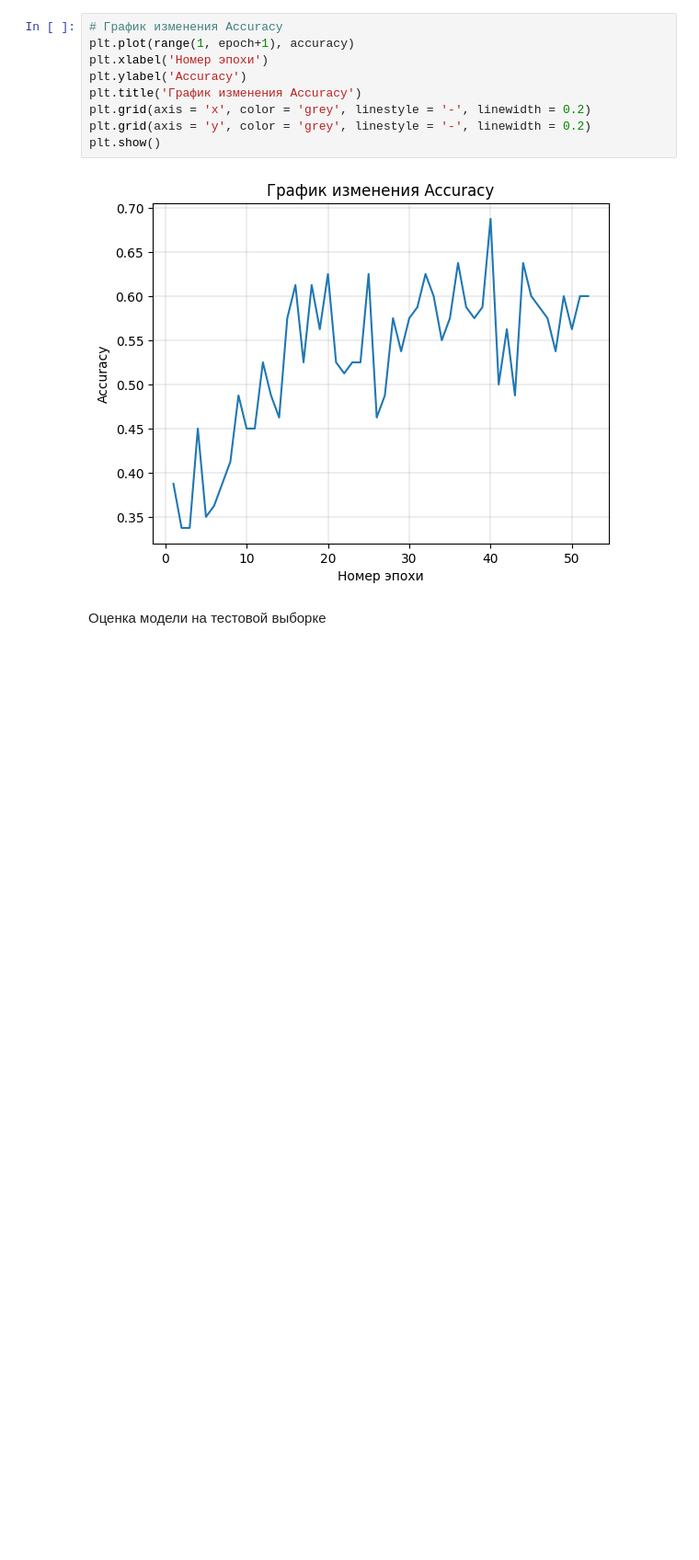
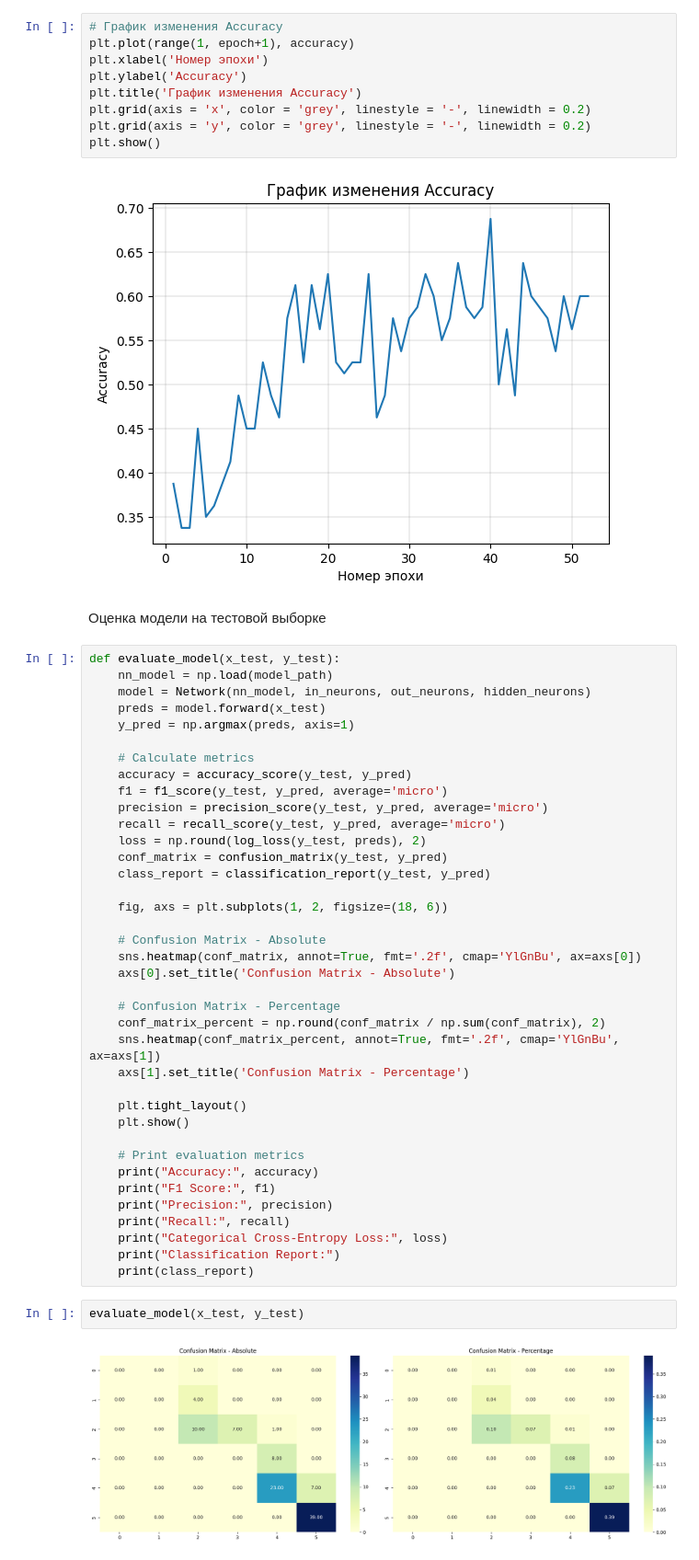
Before and after one commit to aas161/NeuroEvo-SANE, a Jupyter notebook: SANE_NeuroEv_BMI.ipynb, the cells around one changed output. Shown at 92% size. Saved outputs shown, nothing was run; the diff lists cells and outputs as text; blank space fills up the shorter version.

Commit message:
Проведено тестирование НС на тестовом наборе. Рассчитаны метрики accuracy, F1 score, precision и recall. Построена матрица ошибок.

```diff
--- a/SANE_NeuroEv_BMI.ipynb
+++ b/SANE_NeuroEv_BMI.ipynb
@@ -438,3 +438,45 @@ plt.show()
 [figure]
 # %% [markdown]
 Оценка модели на тестовой выборке
+# %%
+def evaluate_model(x_test, y_test):
+    nn_model = np.load(model_path)
+    model = Network(nn_model, in_neurons, out_neurons, hidden_neurons)
+    preds = model.forward(x_test)
+    y_pred = np.argmax(preds, axis=1)
+
+    # Calculate metrics
+    accuracy = accuracy_score(y_test, y_pred)
+    f1 = f1_score(y_test, y_pred, average='micro')
+    precision = precision_score(y_test, y_pred, average='micro')
+    recall = recall_score(y_test, y_pred, average='micro')
+    loss = np.round(log_loss(y_test, preds), 2)
+    conf_matrix = confusion_matrix(y_test, y_pred)
+    class_report = classification_report(y_test, y_pred)
+
+    fig, axs = plt.subplots(1, 2, figsize=(18, 6))
+
+    # Confusion Matrix - Absolute
+    sns.heatmap(conf_matrix, annot=True, fmt='.2f', cmap='YlGnBu', ax=axs[0])
+    axs[0].set_title('Confusion Matrix - Absolute')
+
+    # Confusion Matrix - Percentage
+    conf_matrix_percent = np.round(conf_matrix / np.sum(conf_matrix), 2)
+    sns.heatmap(conf_matrix_percent, annot=True, fmt='.2f', cmap='YlGnBu', ax=axs[1])
+    axs[1].set_title('Confusion Matrix - Percentage')
+
+    plt.tight_layout()
+    plt.show()
+
+    # Print evaluation metrics
+    print("Accuracy:", accuracy)
+    print("F1 Score:", f1)
+    print("Precision:", precision)
+    print("Recall:", recall)
+    print("Categorical Cross-Entropy Loss:", loss)
+    print("Classification Report:")
+    print(class_report)
+# %%
+evaluate_model(x_test, y_test)
+# %% [output]
+[figure, added]
```
Also changed, not shown: parts of 1 cell of this notebook.
